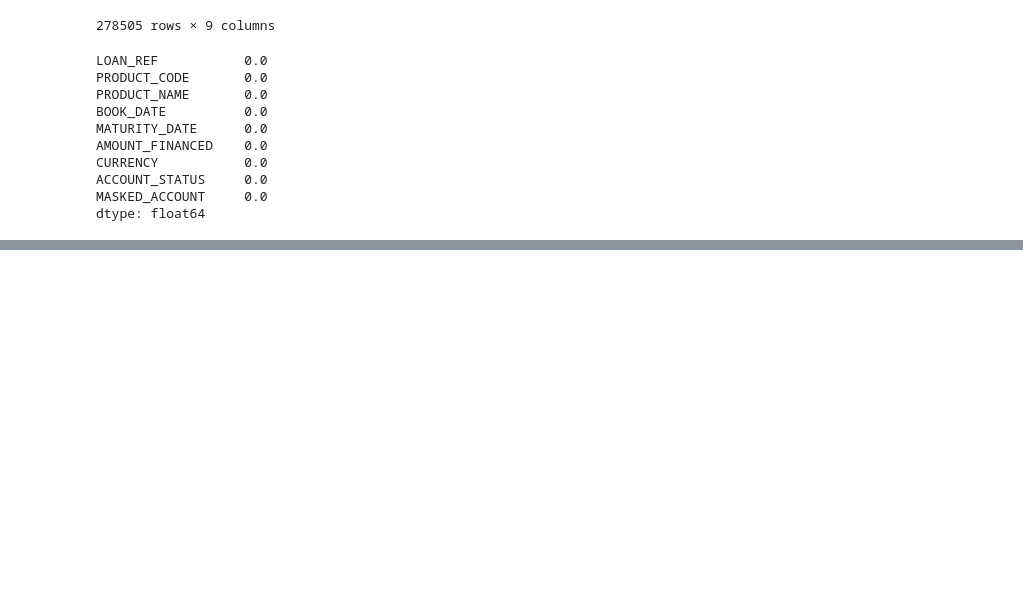
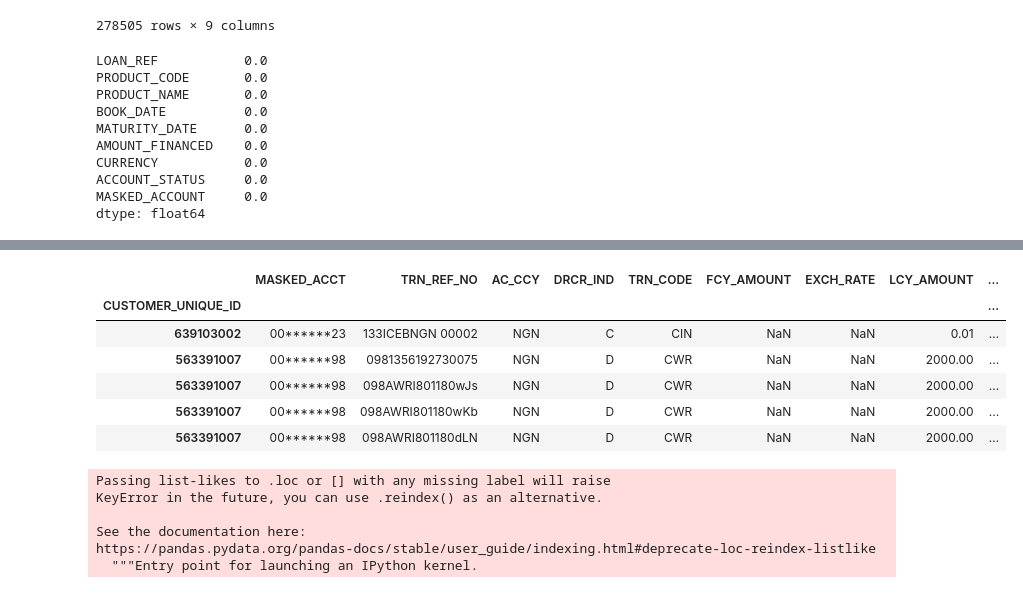
Before and after one commit to Ayanlola2002/Stutern, a Jupyter notebook: Stutern_Group_Task.ipynb, the cells around one changed output, grey strips where cells are left out. Saved outputs shown, nothing was run; the diff lists cells and outputs as text; code cells hidden in the pictures; blank space fills up the shorter version.

```diff
--- a/Stutern_Group_Task.ipynb
+++ b/Stutern_Group_Task.ipynb
@@ -665,0 +649,22 @@ TypeError: ignored
+# %%
+#setting index of all_transactions
+all_transactions_digital.set_index('CUSTOMER_UNIQUE_ID',inplace=True)
+# %%
+all_transactions_digital.head()
+# %% [output]
+|  | MASKED_ACCT | TRN_REF_NO | AC_CCY | DRCR_IND | TRN_CODE | FCY_AMOUNT | EXCH_RATE | LCY_AMOUNT | ... |
+| CUSTOMER_UNIQUE_ID |  |  |  |  |  |  |  |  | ... |
+| 639103002 | 00******23 | 133ICEBNGN 00002 | NGN | C | CIN | NaN | NaN | 0.01 | ... |
+| 563391007 | 00******98 | 0981356192730075 | NGN | D | CWR | NaN | NaN | 2000.00 | ... |
+| 563391007 | 00******98 | 098AWRI801180wJs | NGN | D | CWR | NaN | NaN | 2000.00 | ... |
+| 563391007 | 00******98 | 098AWRI801180wKb | NGN | D | CWR | NaN | NaN | 2000.00 | ... |
+| 563391007 | 00******98 | 098AWRI801180dLN | NGN | D | CWR | NaN | NaN | 2000.00 | ... |
+# %%
+all_transactions_digital=all_transactions_digital.loc[important_indexes]
+# %% [output]
+Passing list-likes to .loc or [] with any missing label will raise
+KeyError in the future, you can use .reindex() as an alternative.
+
+See the documentation here:
+https://pandas.pydata.org/pandas-docs/stable/user_guide/indexing.html#deprecate-loc-reindex-listlike
+  """Entry point for launching an IPython kernel.
```
Also changed, not shown: parts of 7 cells of this notebook.
